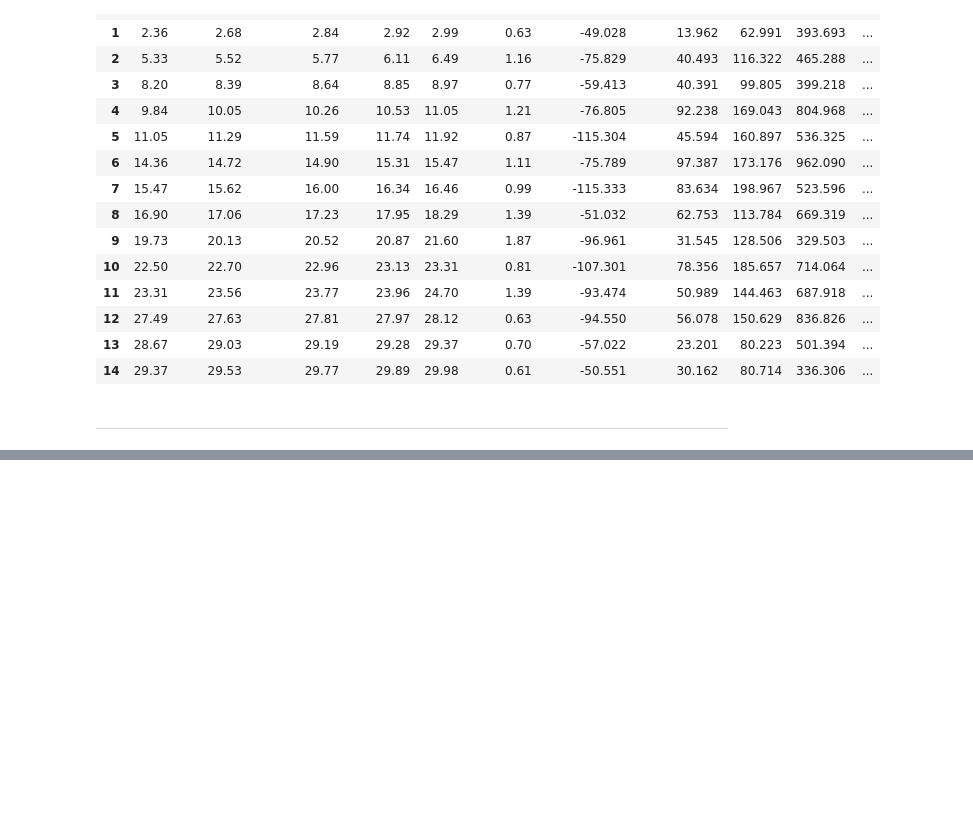
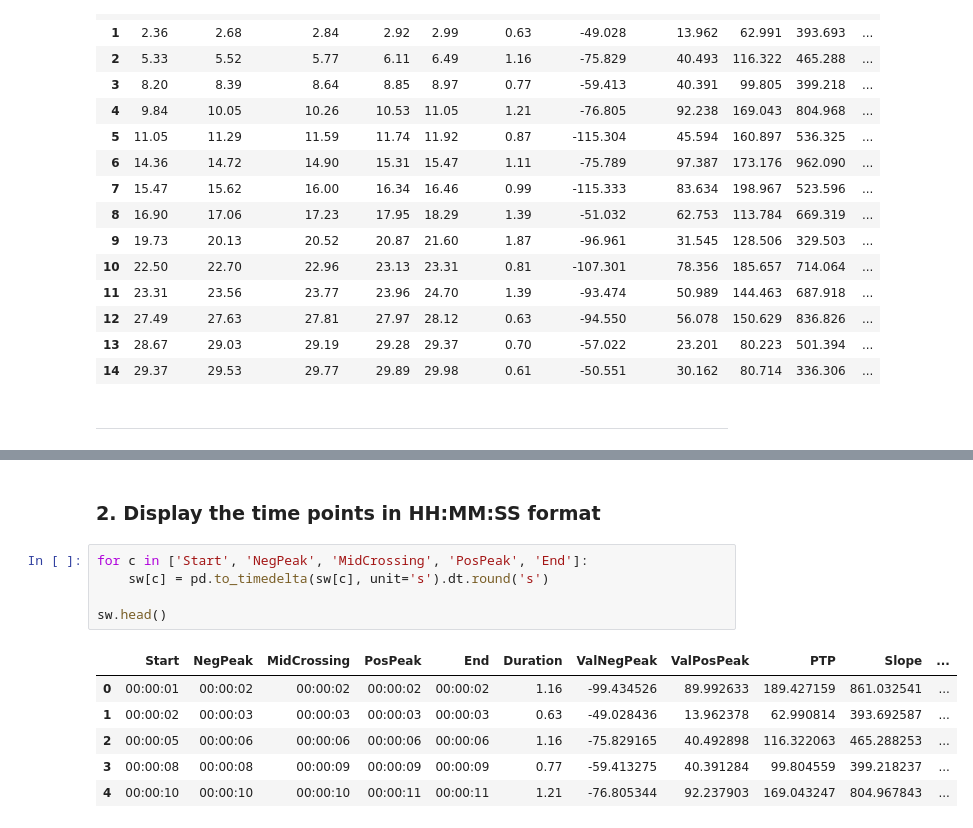
Before and after one commit to raphaelvallat/yasa, a Jupyter notebook: notebooks/06_sw_detection.ipynb, the cells around one changed output, grey strips where cells are left out. Saved outputs shown, nothing was run; the diff lists cells and outputs as text; blank space fills up the shorter version.

```diff
--- a/notebooks/06_sw_detection.ipynb
+++ b/notebooks/06_sw_detection.ipynb
@@ -381,0 +374,14 @@ sns.despine()
+# %% [markdown]
+### 2. Display the time points in HH:MM:SS format
+# %%
+for c in ['Start', 'NegPeak', 'MidCrossing', 'PosPeak', 'End']:
+    sw[c] = pd.to_timedelta(sw[c], unit='s').dt.round('s')
+
+sw.head()
+# %% [output]
+|  | Start | NegPeak | MidCrossing | PosPeak | End | Duration | ValNegPeak | ValPosPeak | PTP | Slope | ... |
+| 0 | 00:00:01 | 00:00:02 | 00:00:02 | 00:00:02 | 00:00:02 | 1.16 | -99.434526 | 89.992633 | 189.427159 | 861.032541 | ... |
+| 1 | 00:00:02 | 00:00:03 | 00:00:03 | 00:00:03 | 00:00:03 | 0.63 | -49.028436 | 13.962378 | 62.990814 | 393.692587 | ... |
+| 2 | 00:00:05 | 00:00:06 | 00:00:06 | 00:00:06 | 00:00:06 | 1.16 | -75.829165 | 40.492898 | 116.322063 | 465.288253 | ... |
+| 3 | 00:00:08 | 00:00:08 | 00:00:09 | 00:00:09 | 00:00:09 | 0.77 | -59.413275 | 40.391284 | 99.804559 | 399.218237 | ... |
+| 4 | 00:00:10 | 00:00:10 | 00:00:10 | 00:00:11 | 00:00:11 | 1.21 | -76.805344 | 92.237903 | 169.043247 | 804.967843 | ... |
```
Also changed, not shown: parts of 11 cells of this notebook, 7 other files.
